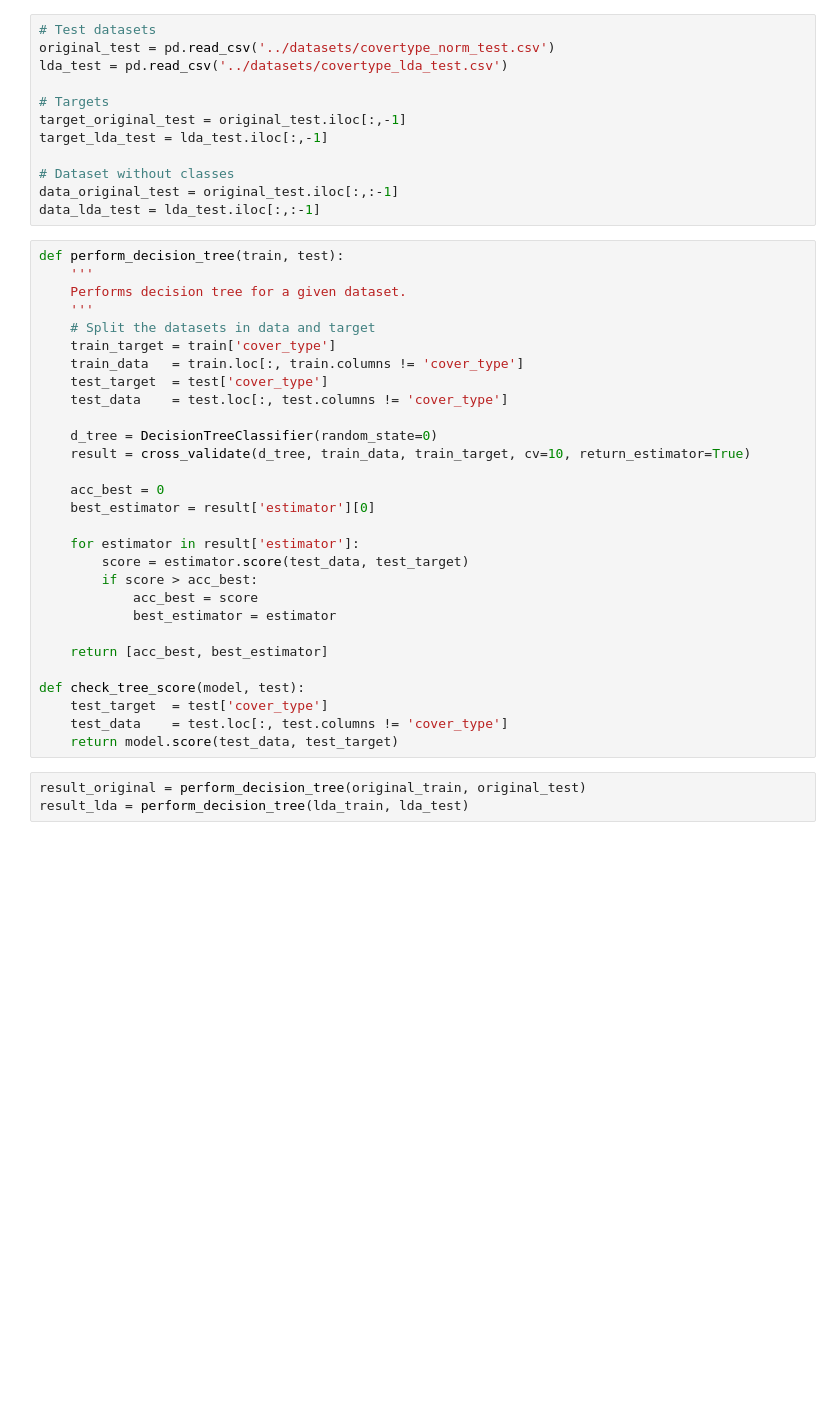
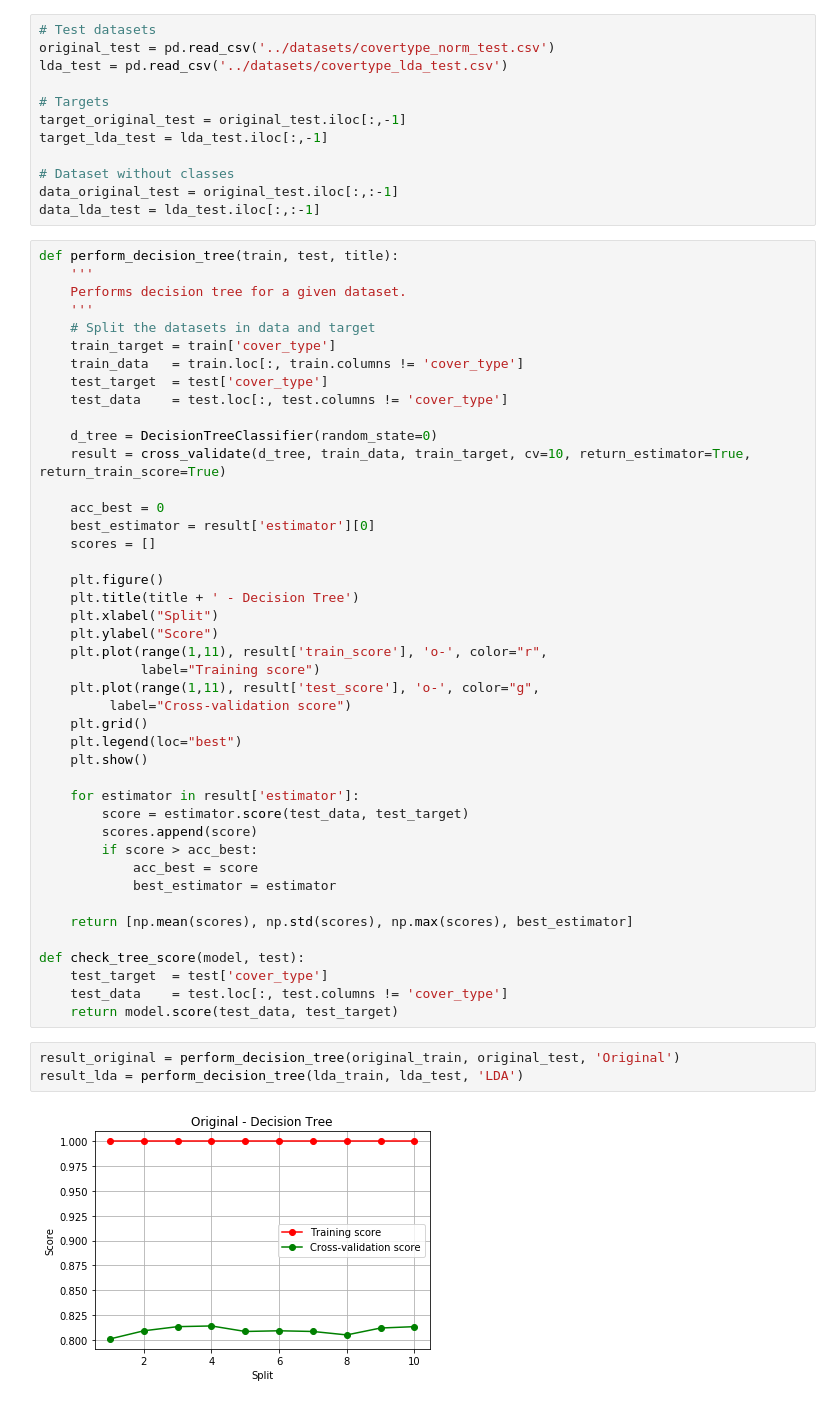
Before and after one commit to greati/covertype-data-analysis, a Jupyter notebook: supervised/Decision tree.ipynb, the cells around one changed output. Saved outputs shown, nothing was run; the diff lists cells and outputs as text; blank space fills up the shorter version.

Commit message:
Include new results of decision tree

```diff
--- a/supervised/Decision tree.ipynb
+++ b/supervised/Decision tree.ipynb
@@ -29,7 +30,7 @@ target_lda_test = lda_test.iloc[:,-1]
 data_original_test = original_test.iloc[:,:-1]
 data_lda_test = lda_test.iloc[:,:-1]
 # %%
-def perform_decision_tree(train, test):
+def perform_decision_tree(train, test, title):
     '''
     Performs decision tree for a given dataset.
     '''
@@ -40,23 +41,39 @@ def perform_decision_tree(train, test):
     test_data    = test.loc[:, test.columns != 'cover_type']
 
     d_tree = DecisionTreeClassifier(random_state=0)
-    result = cross_validate(d_tree, train_data, train_target, cv=10, return_estimator=True)
+    result = cross_validate(d_tree, train_data, train_target, cv=10, return_estimator=True, return_train_score=True)
 
     acc_best = 0
     best_estimator = result['estimator'][0]
+    scores = []
+
+    plt.figure()
+    plt.title(title + ' - Decision Tree')
+    plt.xlabel("Split")
+    plt.ylabel("Score")
+    plt.plot(range(1,11), result['train_score'], 'o-', color="r",
+             label="Training score")
+    plt.plot(range(1,11), result['test_score'], 'o-', color="g",
+         label="Cross-validation score")
+    plt.grid()
+    plt.legend(loc="best")
+    plt.show()
 
     for estimator in result['estimator']:
         score = estimator.score(test_data, test_target)
+        scores.append(score)
         if score > acc_best:
             acc_best = score
             best_estimator = estimator
 
-    return [acc_best, best_estimator]
+    return [np.mean(scores), np.std(scores), np.max(scores), best_estimator]
 
 def check_tree_score(model, test):
     test_target  = test['cover_type']
     test_data    = test.loc[:, test.columns != 'cover_type']
     return model.score(test_data, test_target)
 # %%
-result_original = perform_decision_tree(original_train, original_test)
-result_lda = perform_decision_tree(lda_train, lda_test)
+result_original = perform_decision_tree(original_train, original_test, 'Original')
+result_lda = perform_decision_tree(lda_train, lda_test, 'LDA')
+# %% [output]
+[figure, added]
```
Also changed, not shown: parts of 16 cells of this notebook.
